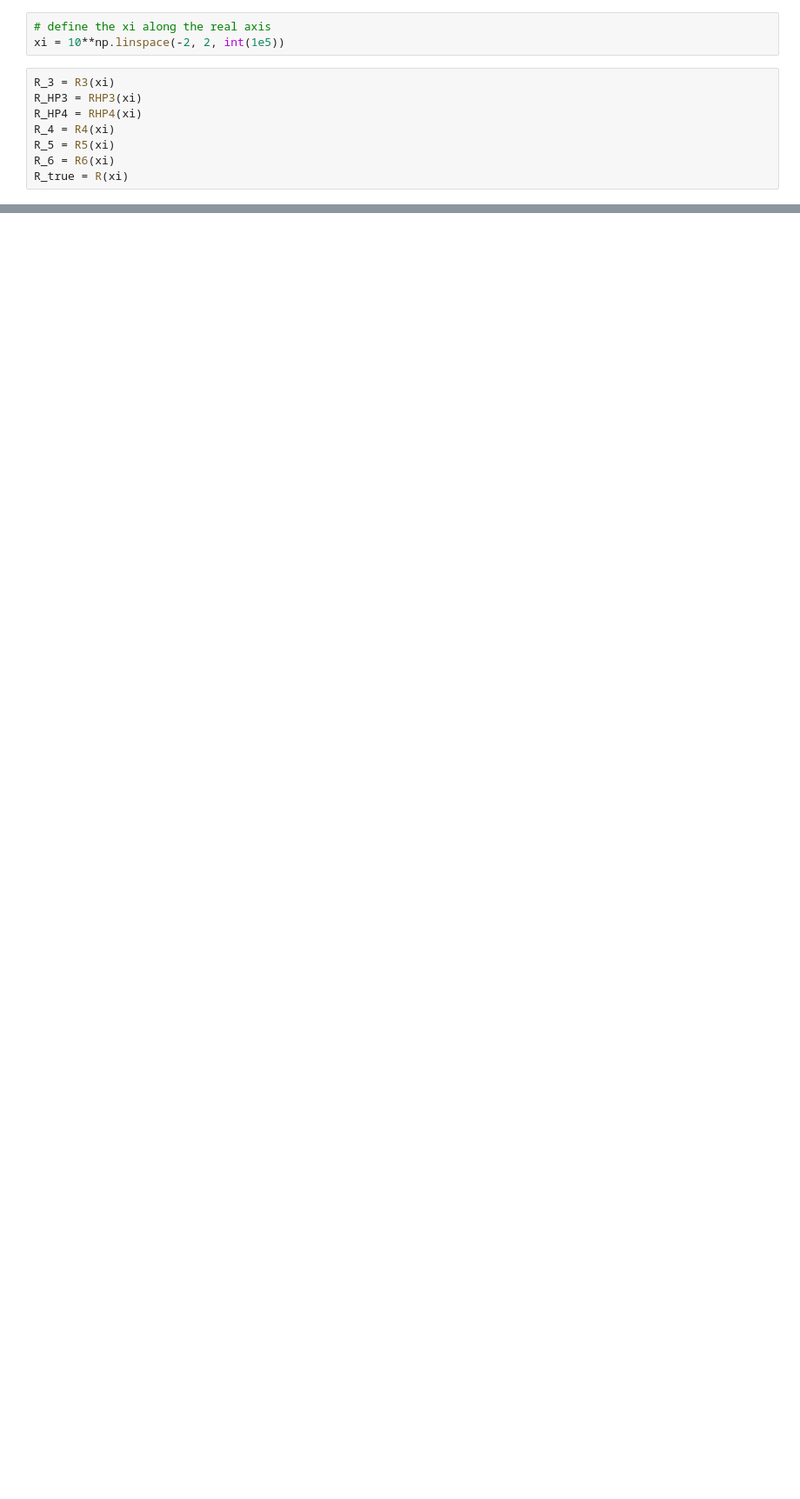
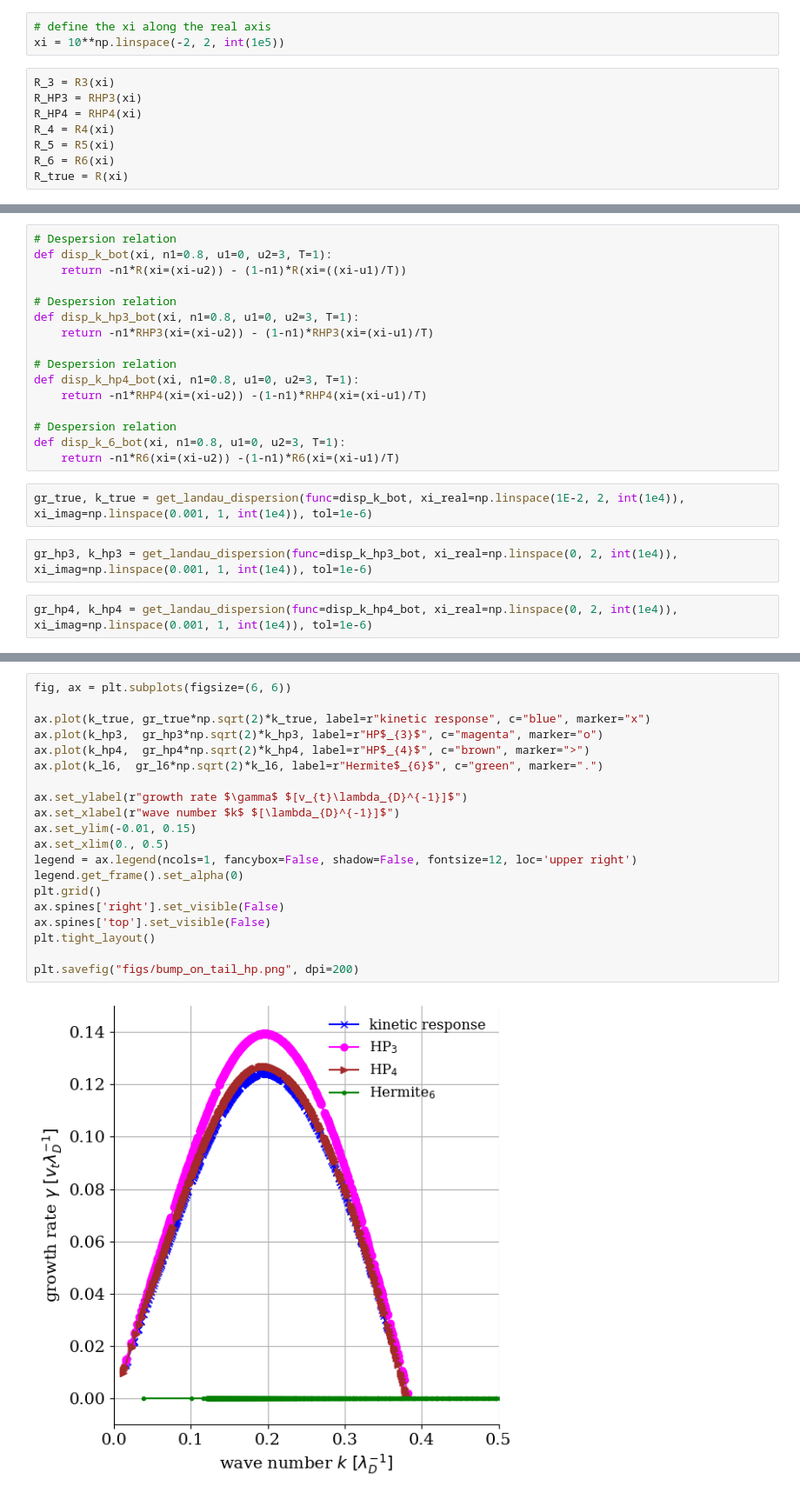
Before and after one commit to opaliss/SpectralSymbolicClosures, a Jupyter notebook: aw_hermite/symbolic_response_function_AW.ipynb, the cells around one changed output, grey strips where cells are left out. Shown at 87% size. Cells and saved outputs as stored; diff of their text form; blank space fills up the shorter version.

```diff
--- a/aw_hermite/symbolic_response_function_AW.ipynb
+++ b/aw_hermite/symbolic_response_function_AW.ipynb
@@ -247,0 +221,22 @@ plt.tight_layout()
+# %%
+# Despersion relation
+def disp_k_bot(xi, n1=0.8, u1=0, u2=3, T=1):
+    return -n1*R(xi=(xi-u2)) - (1-n1)*R(xi=((xi-u1)/T))
+
+# Despersion relation
+def disp_k_hp3_bot(xi, n1=0.8, u1=0, u2=3, T=1):
+    return -n1*RHP3(xi=(xi-u2)) - (1-n1)*RHP3(xi=(xi-u1)/T)
+
+# Despersion relation
+def disp_k_hp4_bot(xi, n1=0.8, u1=0, u2=3, T=1):
+    return -n1*RHP4(xi=(xi-u2)) -(1-n1)*RHP4(xi=(xi-u1)/T)
+
+# Despersion relation
+def disp_k_6_bot(xi, n1=0.8, u1=0, u2=3, T=1):
+    return -n1*R6(xi=(xi-u2)) -(1-n1)*R6(xi=(xi-u1)/T)
+# %%
+gr_true, k_true = get_landau_dispersion(func=disp_k_bot, xi_real=np.linspace(1E-2, 2, int(1e4)), xi_imag=np.linspace(0.001, 1, int(1e4)), tol=1e-6)
+# %%
+gr_hp3, k_hp3 = get_landau_dispersion(func=disp_k_hp3_bot, xi_real=np.linspace(0, 2, int(1e4)), xi_imag=np.linspace(0.001, 1, int(1e4)), tol=1e-6)
+# %%
+gr_hp4, k_hp4 = get_landau_dispersion(func=disp_k_hp4_bot, xi_real=np.linspace(0, 2, int(1e4)), xi_imag=np.linspace(0.001, 1, int(1e4)), tol=1e-6)
@@ -247,0 +245,22 @@ plt.tight_layout()
+# %%
+fig, ax = plt.subplots(figsize=(6, 6))
+
+ax.plot(k_true, gr_true*np.sqrt(2)*k_true, label=r"kinetic response", c="blue", marker="x")
+ax.plot(k_hp3,  gr_hp3*np.sqrt(2)*k_hp3, label=r"HP$_{3}$", c="magenta", marker="o")
+ax.plot(k_hp4,  gr_hp4*np.sqrt(2)*k_hp4, label=r"HP$_{4}$", c="brown", marker=">")
+ax.plot(k_l6,  gr_l6*np.sqrt(2)*k_l6, label=r"Hermite$_{6}$", c="green", marker=".")
+
+ax.set_ylabel(r"growth rate $\gamma$ $[v_{t}\lambda_{D}^{-1}]$")
+ax.set_xlabel(r"wave number $k$ $[\lambda_{D}^{-1}]$")
+ax.set_ylim(-0.01, 0.15)
+ax.set_xlim(0., 0.5)
+legend = ax.legend(ncols=1, fancybox=False, shadow=False, fontsize=12, loc='upper right')
+legend.get_frame().set_alpha(0)
+plt.grid()
+ax.spines['right'].set_visible(False)
+ax.spines['top'].set_visible(False)
+plt.tight_layout()
+
+plt.savefig("figs/bump_on_tail_hp.png", dpi=200)
+# %% [output]
+[figure, added]
```
Also changed, not shown: parts of 9 cells of this notebook.
